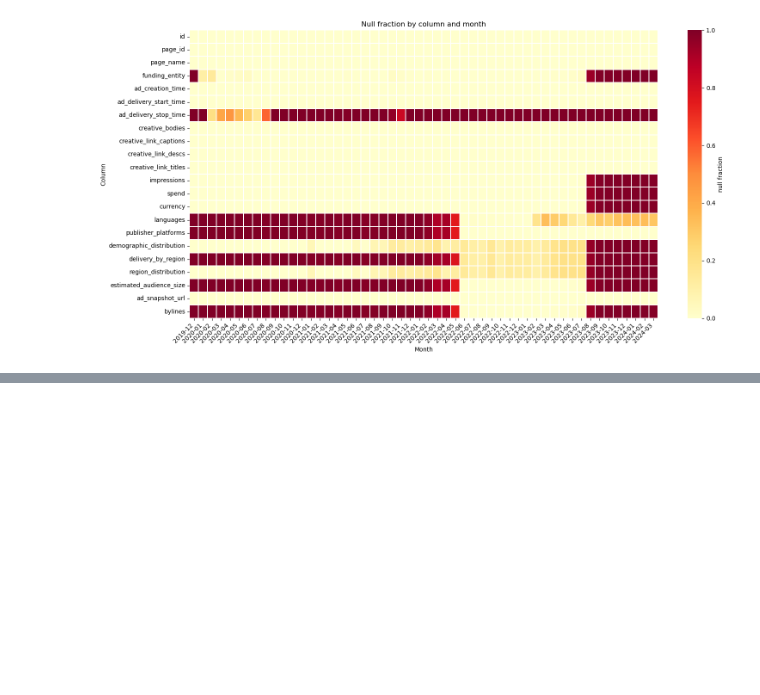
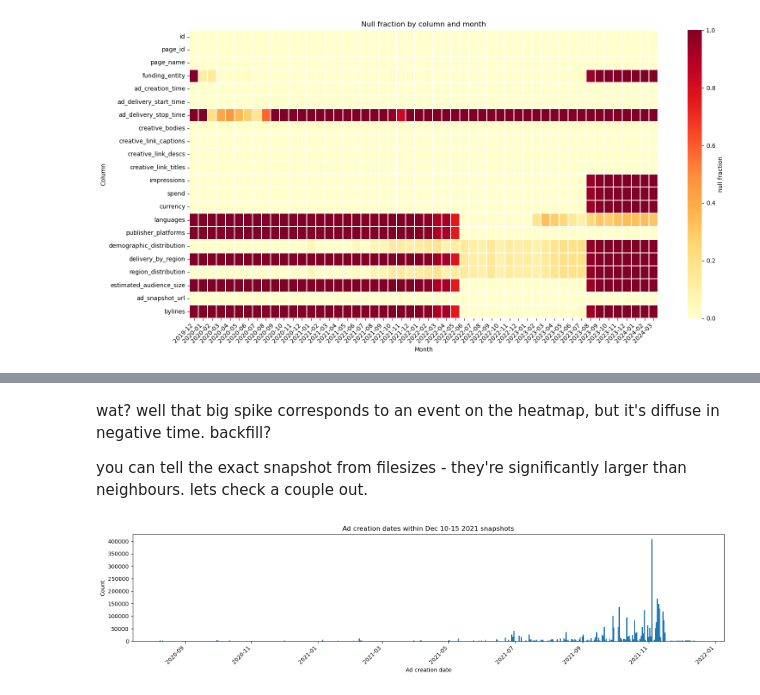
Before and after one commit to stuliveshere/FB_API, a Jupyter notebook: notebooks/01_data_loading.ipynb, the cells around one changed output, grey strips where cells are left out. Cells and saved outputs as stored; diff of their text form; code cells hidden in the pictures; blank space fills up the shorter version.

```diff
--- a/notebooks/01_data_loading.ipynb
+++ b/notebooks/01_data_loading.ipynb
@@ -228,0 +304,28 @@ plt.show()
+# %% [markdown]
+wat? well that big spike corresponds to an event on the heatmap, but it's diffuse in negative time. backfill?
+
+you can tell the exact snapshot from filesizes - they're significantly larger than neighbours. lets check a couple out.
+# %%
+from pyspark.sql.functions import to_date, substring, count
+
+backfill = df.filter(
+    (col("snapshot_date") >= "2021-12-10") &
+    (col("snapshot_date") <= "2021-12-15")
+) \
+.withColumn("ad_creation_date", to_date(substring("ad_creation_time", 1, 10), "yyyy-MM-dd")) \
+.groupBy("ad_creation_date") \
+.agg(count("*").alias("total")) \
+.orderBy("ad_creation_date")
+
+pdf = backfill.toPandas()
+
+plt.figure(figsize=(16, 4))
+plt.bar(pdf["ad_creation_date"], pdf["total"], width=1)
+plt.title("Ad creation dates within Dec 10-15 2021 snapshots")
+plt.xlabel("Ad creation date")
+plt.ylabel("Count")
+plt.xticks(rotation=45, ha="right")
+plt.tight_layout()
+plt.show()
+# %% [output]
+[figure, added]
```
Also changed, not shown: parts of 11 cells of this notebook, 1 other file.
